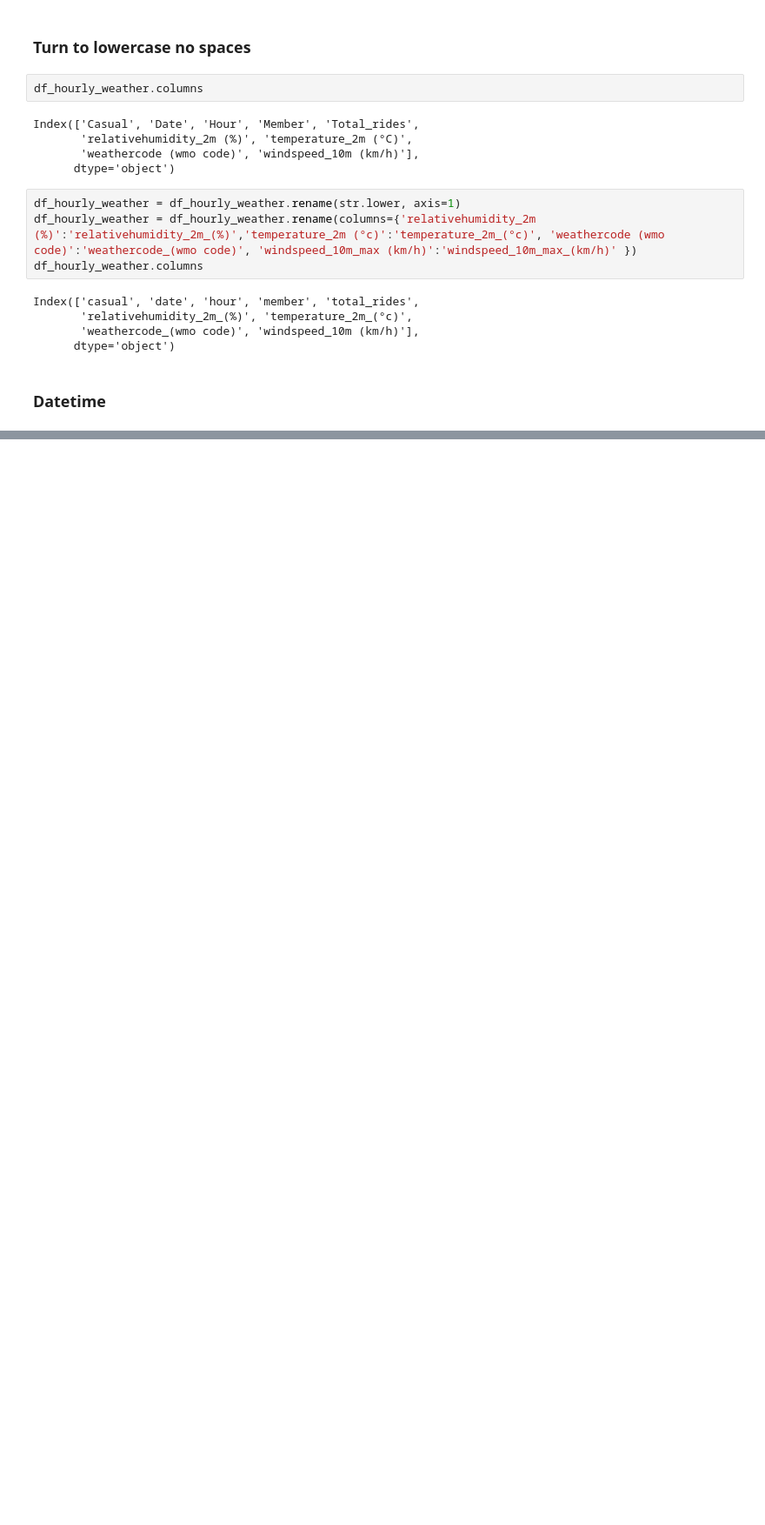
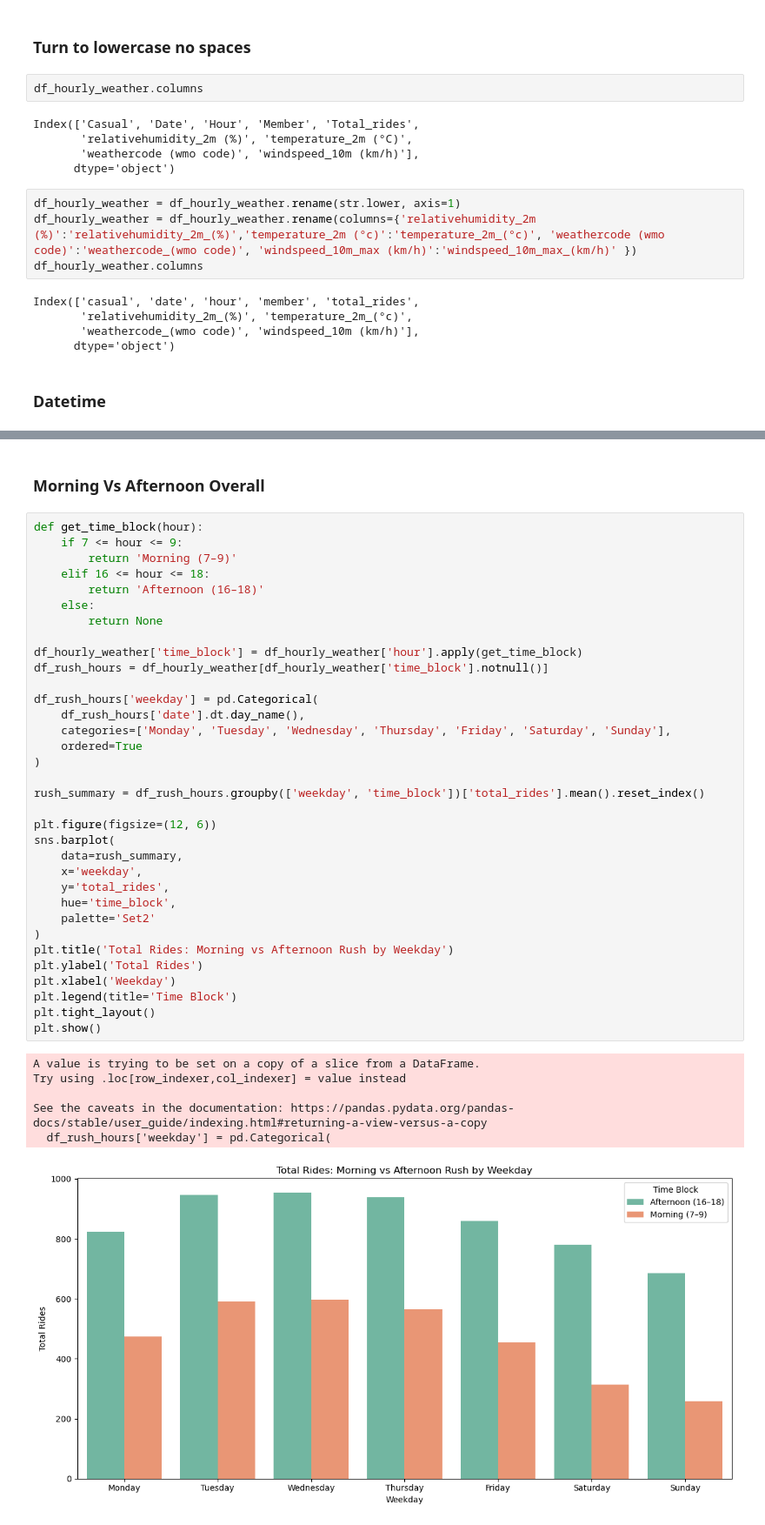
Before and after one commit to marcosmicozzi/my_code, a Jupyter notebook: m1p03_hourly_weather.ipynb, the cells around one changed output, grey strips where cells are left out. Shown: that part at 87% size. Cells and saved outputs as stored; diff of their text form; blank space fills up the shorter version.

```diff
--- a/m1p03_hourly_weather.ipynb
+++ b/m1p03_hourly_weather.ipynb
@@ -169,0 +249,43 @@ memory usage: 205.4 KB
+# %% [markdown]
+### Morning Vs Afternoon Overall
+# %%
+def get_time_block(hour):
+    if 7 <= hour <= 9:
+        return 'Morning (7–9)'
+    elif 16 <= hour <= 18:
+        return 'Afternoon (16–18)'
+    else:
+        return None
+
+df_hourly_weather['time_block'] = df_hourly_weather['hour'].apply(get_time_block)
+df_rush_hours = df_hourly_weather[df_hourly_weather['time_block'].notnull()]
+
+df_rush_hours['weekday'] = pd.Categorical(
+    df_rush_hours['date'].dt.day_name(),
+    categories=['Monday', 'Tuesday', 'Wednesday', 'Thursday', 'Friday', 'Saturday', 'Sunday'],
+    ordered=True
+)
+
+rush_summary = df_rush_hours.groupby(['weekday', 'time_block'])['total_rides'].mean().reset_index()
+
+plt.figure(figsize=(12, 6))
+sns.barplot(
+    data=rush_summary,
+    x='weekday',
+    y='total_rides',
+    hue='time_block',
+    palette='Set2'
+)
+plt.title('Total Rides: Morning vs Afternoon Rush by Weekday')
+plt.ylabel('Total Rides')
+plt.xlabel('Weekday')
+plt.legend(title='Time Block')
+plt.tight_layout()
+plt.show()
+# %% [output]
+A value is trying to be set on a copy of a slice from a DataFrame.
+Try using .loc[row_indexer,col_indexer] = value instead
+
+See the caveats in the documentation: https://pandas.pydata.org/pandas-docs/stable/user_guide/indexing.html#returning-a-view-versus-a-copy
+  df_rush_hours['weekday'] = pd.Categorical(
+[figure, added]
```
Also changed, not shown: parts of 29 cells of this notebook, 1 other file.
